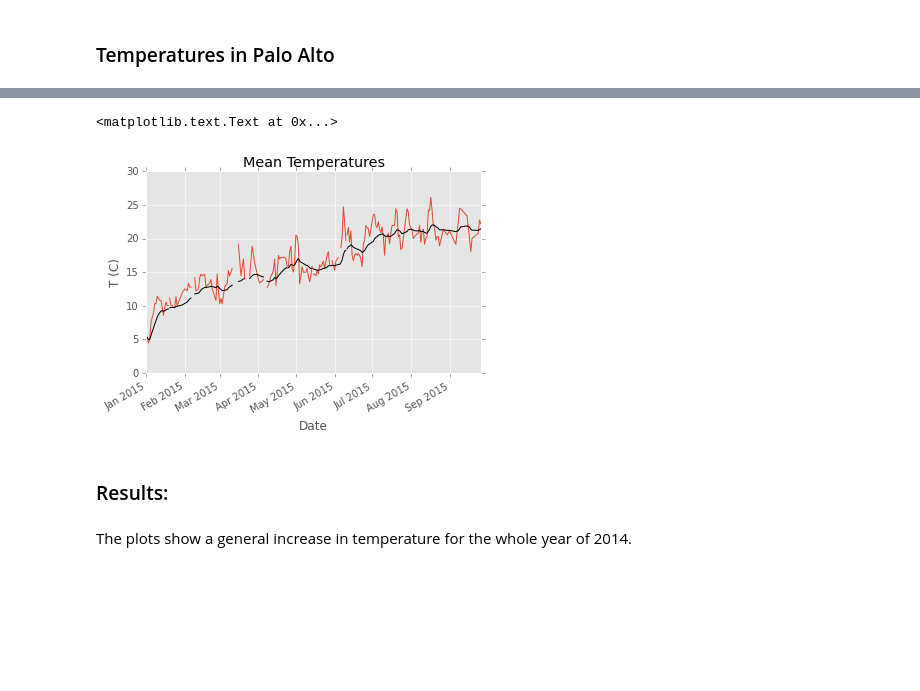
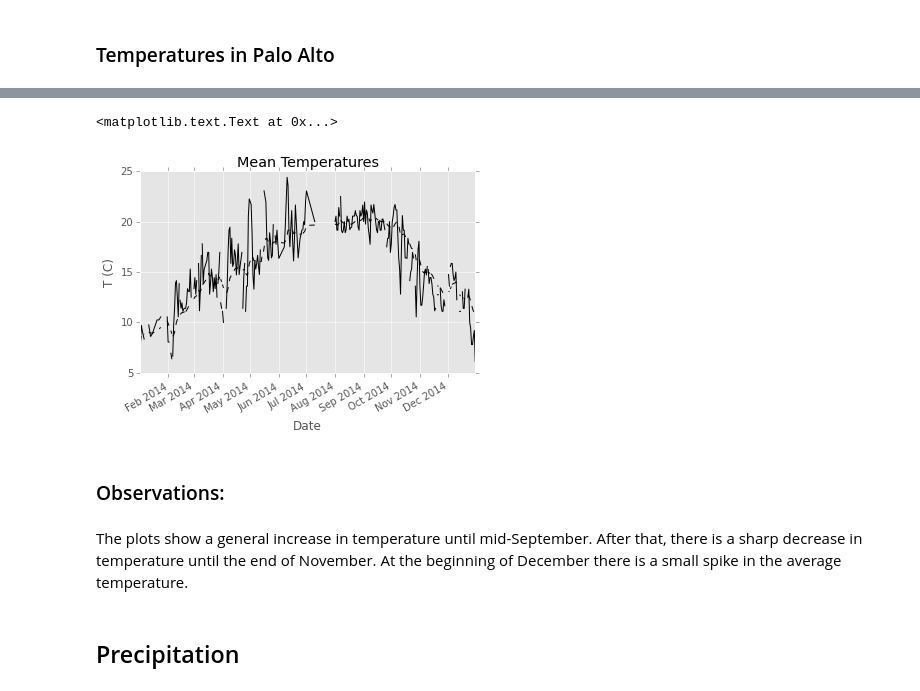
Before and after one commit to dmclark53/Palo-Alto-Weather-2014, a Jupyter notebook: Palo Alto Weather Study.ipynb, the cells around one changed output, grey strips where cells are left out. Drawn from its saved outputs; the diff is of its cells as text; code cells hidden in the pictures; blank space fills up the shorter version.

```diff
--- a/Palo Alto Weather Study.ipynb
+++ b/Palo Alto Weather Study.ipynb
@@ -13,7 +13,7 @@ from datetime import datetime
 # %% [markdown]
 Load and inspect the data:
 # %%
-data = pd.read_csv('613584.csv', parse_dates=True, index_col=5)
+data = pd.read_csv('630613.csv', parse_dates=True, index_col=5)
 # %%
 data.head()
 # %% [output]
@@ -120,12 +120,14 @@ ax.set_ylabel('T (C)')
 # %%
-data.TMEAN.plot().plot(style='k--')
-ax = pd.ewma(data.TMEAN, 10).plot(x='Date',y='T (C)',style='k', title='Mean Temperatures')
+data.TMEAN.plot(style='k')
+ax = pd.ewma(data.TMEAN, 10).plot(x='Date',y='T (C)',style='k--', title='Mean Temperatures')
 ax.set_xlabel('Date')
 ax.set_ylabel('T (C)')
 # %% [output]
 <matplotlib.text.Text at 0x...>
-[figure, old version]
+[figure, new version]
 # %% [markdown]
-### Results:
+### Observations:
-# %% [markdown]
-The plots show a general increase in temperature for the whole year of 2014.
+# %% [markdown]
+The plots show a general increase in temperature until mid-September. After that, there is a sharp decrease in temperature until the end of November. At the beginning of December there is a small spike in the average temperature.
+# %% [markdown]
+## Precipitation
```
Also changed, not shown: parts of 13 cells of this notebook, 7 other files.
